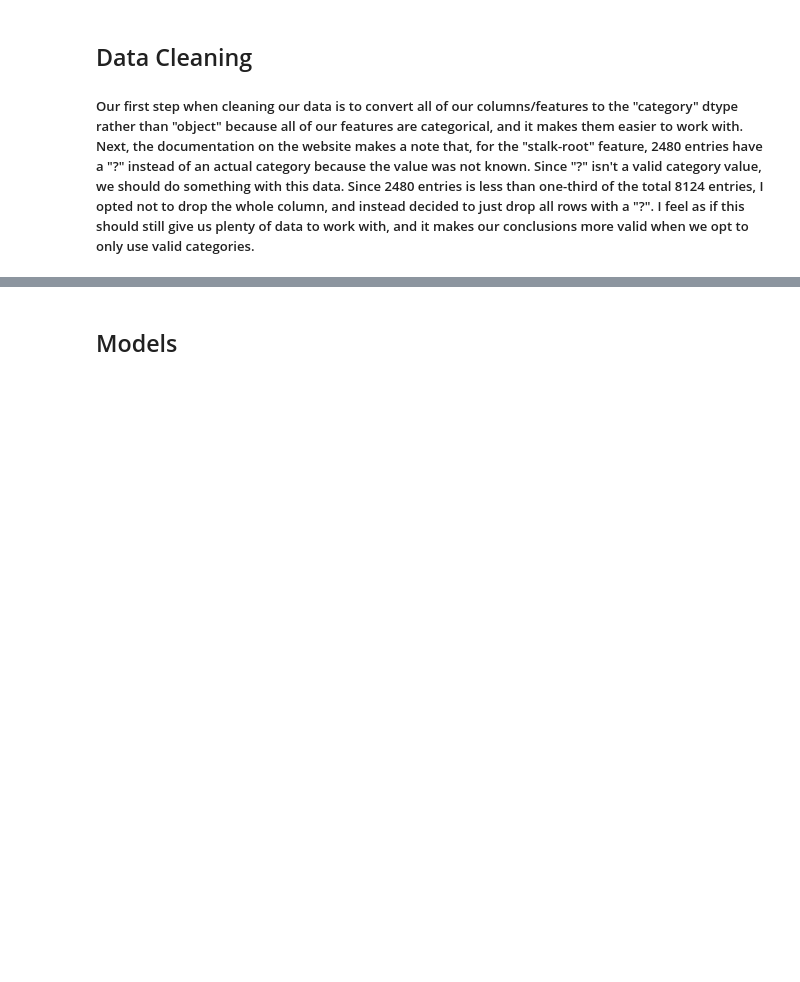
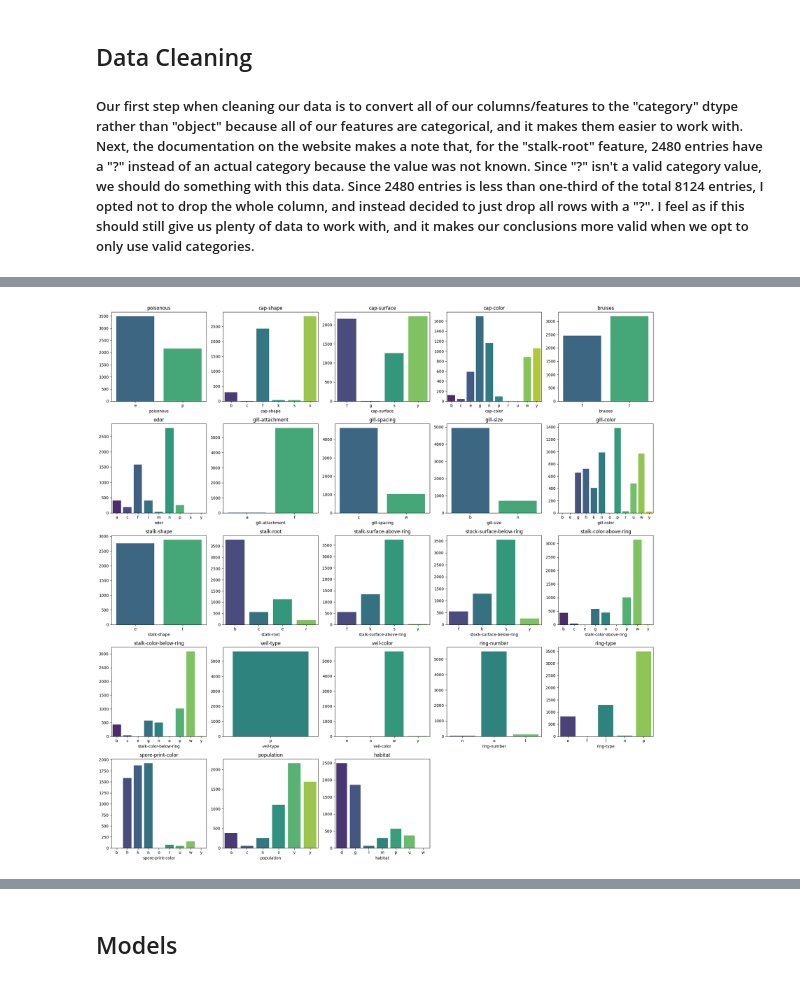
Before and after one commit to mwcarlson/DS_ML_SL_FP, a Jupyter notebook: SL_FP.ipynb, the cells around one changed output, grey strips where cells are left out. Drawn from its saved outputs; the diff is of its cells as text; code cells hidden in the pictures; blank space fills up the shorter version.

```diff
--- a/SL_FP.ipynb
+++ b/SL_FP.ipynb
@@ -86,0 +96,30 @@ Number of data rows after cleaning: 5644
+# %%
+n_rows = 5
+n_cols = 5
+
+# Create figure and axes for Matplotlib
+fig, axes = plt.subplots(n_rows, n_cols, figsize=(20, 20))
+fig.subplots_adjust(hspace=0.5, wspace=0.5)  # Adjust space between plots
+
+# Flatten the array of axes for easy iteration
+axes = axes.flatten()
+
+# Loop through all categorical columns and create bar plots
+for i, column in enumerate(df.columns):
+    if i < 23:  # Assuming you want to plot only the first 22 categorical factors
+        value_counts = df[column].value_counts()
+        sns.barplot(x=value_counts.index, y=value_counts.values, ax=axes[i], palette="viridis")
+        axes[i].set_title(column)
+        axes[i].tick_params(axis='x')  # Rotate x labels for better readability
+
+# Hide any unused subplots
+for i in range(len(df.columns), n_rows * n_cols):
+    fig.delaxes(axes[i])
+
+plt.tight_layout()
+plt.show()
+
+# Eliminate unnecesary column
+df.drop("veil-type", axis=1, inplace=True)
+# %% [output]
+[figure, added]
```
Also changed, not shown: parts of 5 cells of this notebook.
